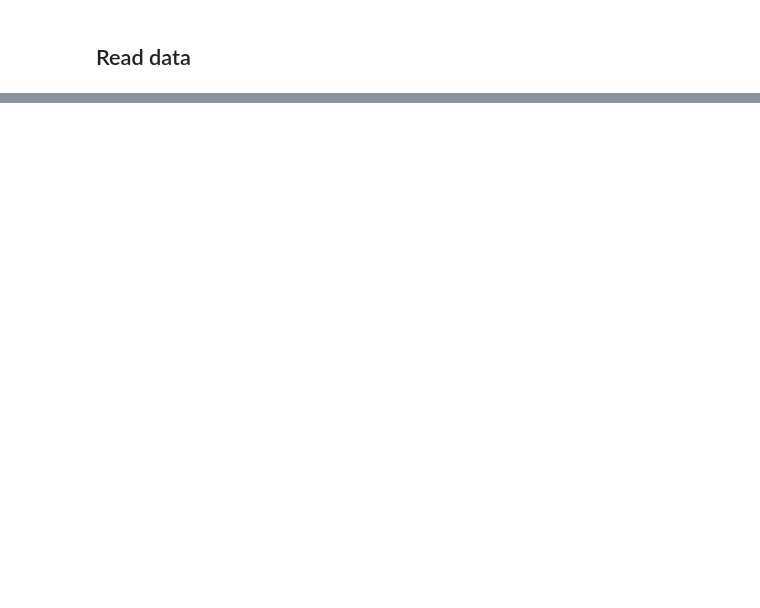
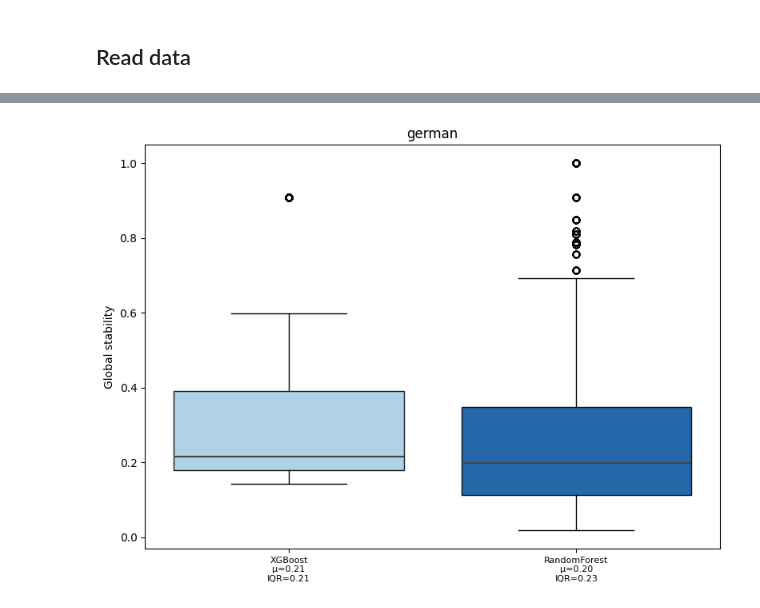
Before and after one commit to edo1691/benchmark_credit_scoring, a Jupyter notebook: notebooks/public_data_experiment.ipynb, the cells around one changed output, grey strips where cells are left out. Drawn from its saved outputs; the diff is of its cells as text; code cells hidden in the pictures; blank space fills up the shorter version.

```diff
--- a/notebooks/public_data_experiment.ipynb
+++ b/notebooks/public_data_experiment.ipynb
@@ -445,0 +579,8 @@ df_all.head()
+# %%
+df_all2 = load_xai_file(
+    data_dir=data_dir,
+    dataset_name="german",
+    file_type="all_models",
+    normalized=False
+)
+df_all.head()
@@ -445,0 +608,14 @@ df_all.head()
+# %%
+import matplotlib.pyplot as plt
+
+fig, ax = plot_model_boxplot(
+    df=df_all2,
+    dataset="german",
+    imbalance=5,
+    metric="rankstab_local",
+    ylabel="Global stability",
+    title="german"
+)
+plt.show()
+# %% [output]
+[figure, added]
```
Also changed, not shown: parts of 12 cells of this notebook, 4 other files.
